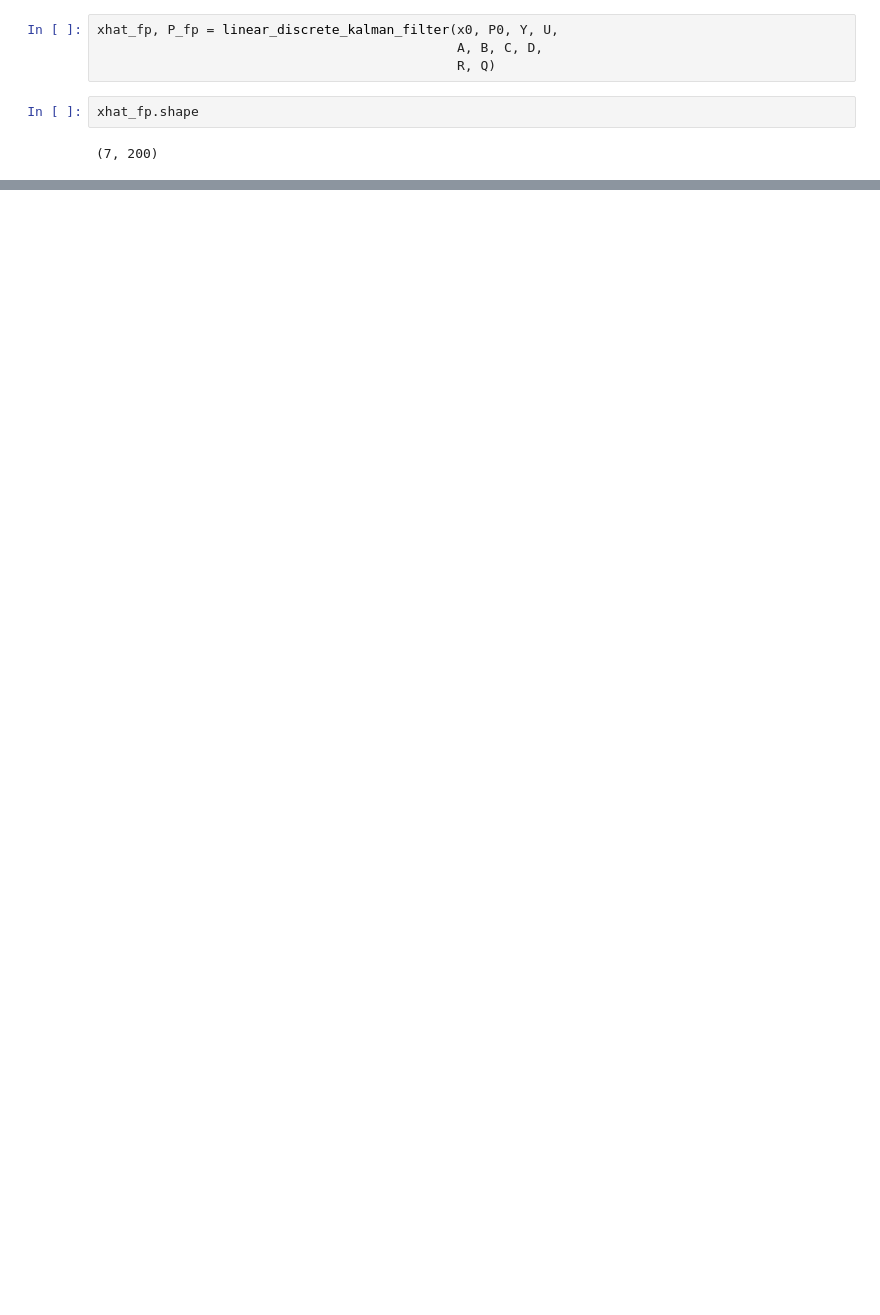
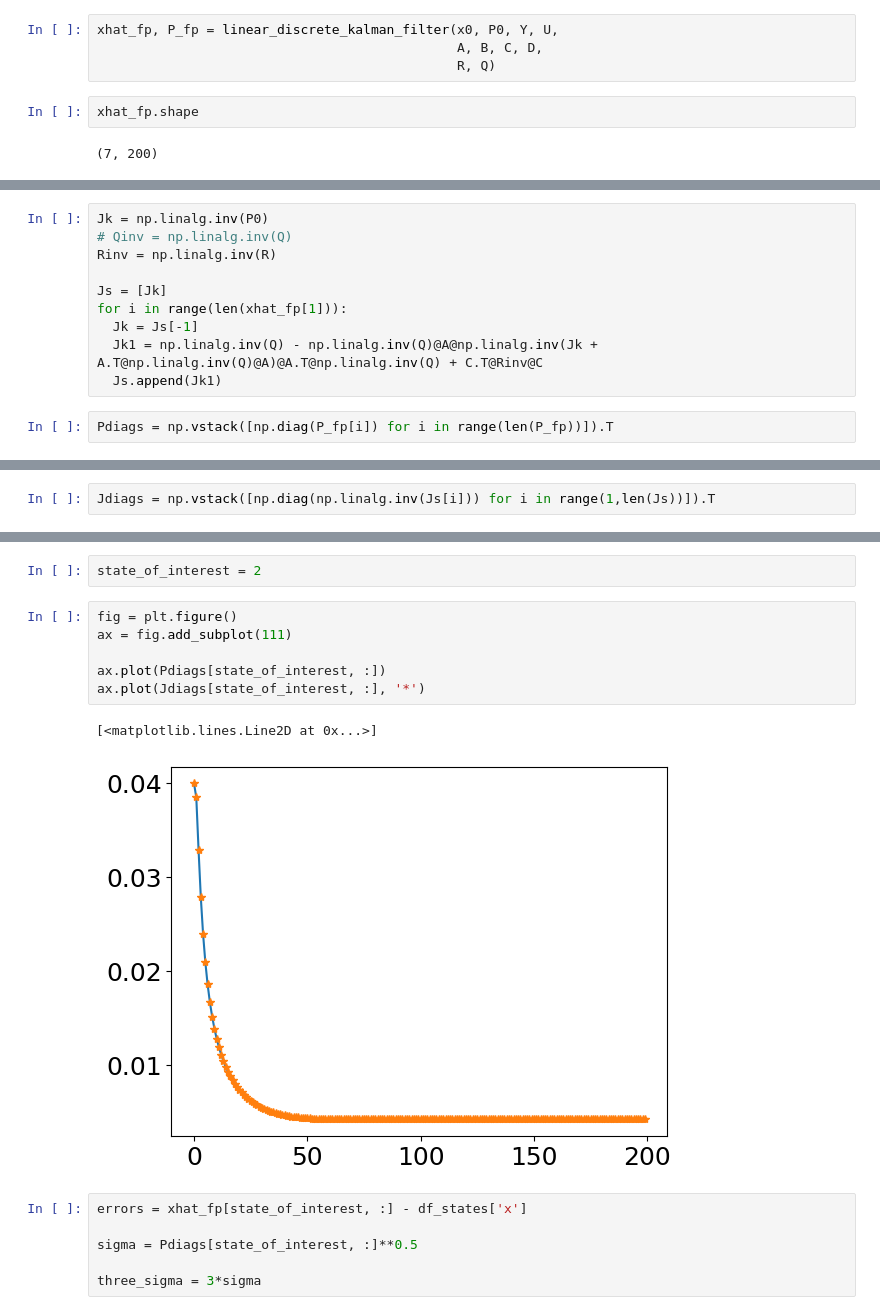
Before and after one commit to clearlakerabbit/Nonlinear_and_Data_Driven_Estimation, a Jupyter notebook: Lesson_5_Discrete_Linear_Kalman_Filter/B_discrete_linear_kalman_filter_work.ipynb, the cells around one changed output, grey strips where cells are left out. Saved outputs shown, nothing was run; the diff lists cells and outputs as text; blank space fills up the shorter version.

```diff
--- a/Lesson_5_Discrete_Linear_Kalman_Filter/B_discrete_linear_kalman_filter_work.ipynb
+++ b/Lesson_5_Discrete_Linear_Kalman_Filter/B_discrete_linear_kalman_filter_work.ipynb
@@ -258,0 +259,12 @@ plot_tme(df_states.t, df_states['x'], None, xhat_fp[2,:], label_var='x')
+# %%
+Jk = np.linalg.inv(P0)
+# Qinv = np.linalg.inv(Q)
+Rinv = np.linalg.inv(R)
+
+Js = [Jk]
+for i in range(len(xhat_fp[1])):
+  Jk = Js[-1]
+  Jk1 = np.linalg.inv(Q) - np.linalg.inv(Q)@A@np.linalg.inv(Jk + A.T@np.linalg.inv(Q)@A)@A.T@np.linalg.inv(Q) + C.T@Rinv@C
+  Js.append(Jk1)
+# %%
+Pdiags = np.vstack([np.diag(P_fp[i]) for i in range(len(P_fp))]).T
@@ -258,0 +275,2 @@ plot_tme(df_states.t, df_states['x'], None, xhat_fp[2,:], label_var='x')
+# %%
+Jdiags = np.vstack([np.diag(np.linalg.inv(Js[i])) for i in range(1,len(Js))]).T
@@ -258,0 +281,17 @@ plot_tme(df_states.t, df_states['x'], None, xhat_fp[2,:], label_var='x')
+# %%
+state_of_interest = 2
+# %%
+fig = plt.figure()
+ax = fig.add_subplot(111)
+
+ax.plot(Pdiags[state_of_interest, :])
+ax.plot(Jdiags[state_of_interest, :], '*')
+# %% [output]
+[<matplotlib.lines.Line2D at 0x...>]
+[figure, added]
+# %%
+errors = xhat_fp[state_of_interest, :] - df_states['x']
+
+sigma = Pdiags[state_of_interest, :]**0.5
+
+three_sigma = 3*sigma
```
Also changed, not shown: parts of 8 cells of this notebook.
